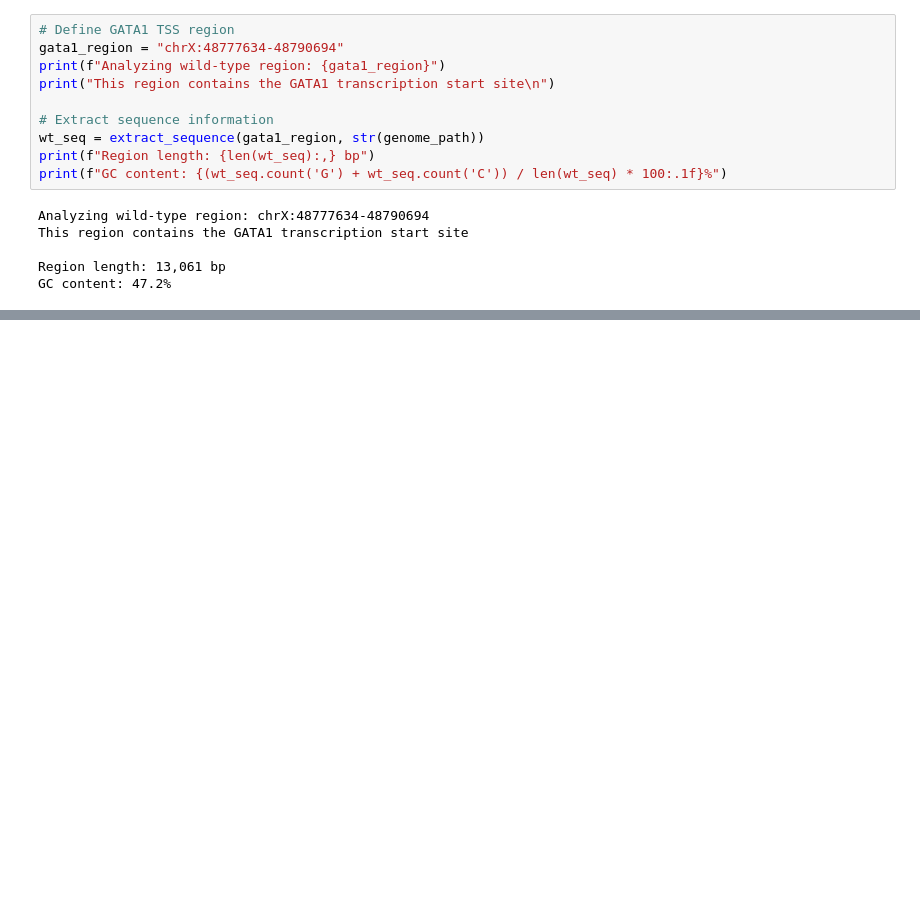
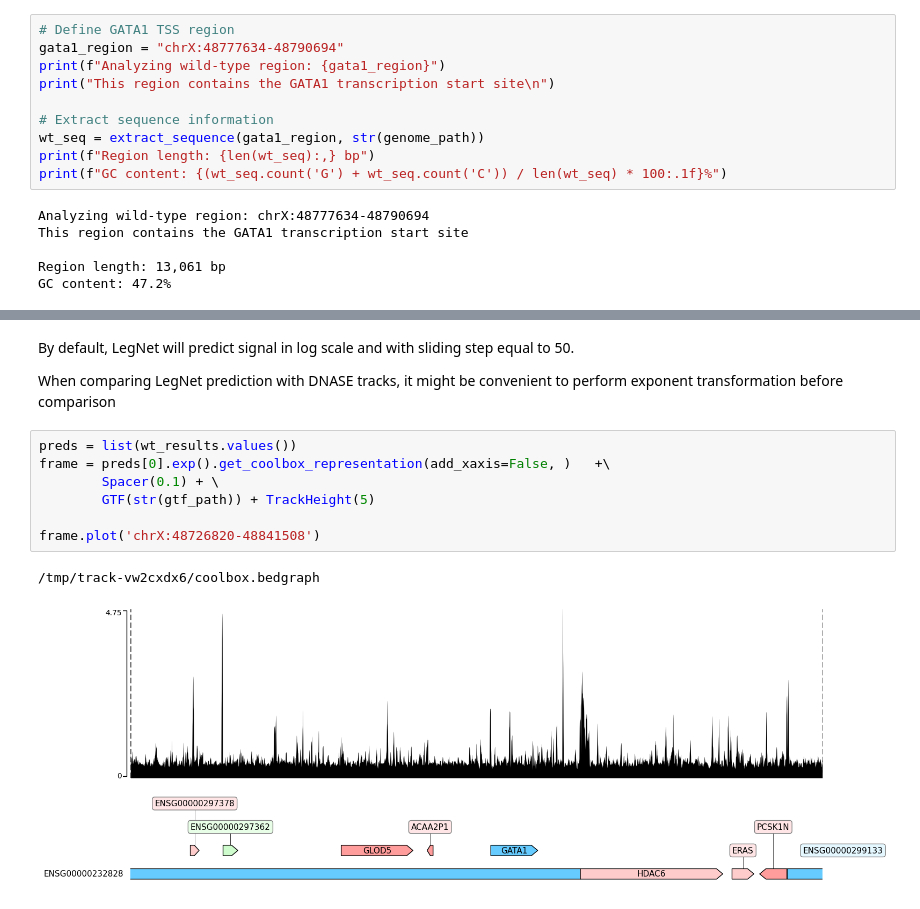
Before and after one commit to pinellolab/chorus, a Jupyter notebook: examples/legnet_gata_example.ipynb, the cells around one changed output, grey strips where cells are left out. Saved outputs shown, nothing was run; the diff lists cells and outputs as text; blank space fills up the shorter version.

```diff
--- a/examples/legnet_gata_example.ipynb
+++ b/examples/legnet_gata_example.ipynb
@@ -604,0 +176,14 @@ Saved 1 files
+# %% [markdown]
+By default, LegNet will predict signal in log scale and with sliding step equal to 50.
+
+When comparing LegNet prediction with DNASE tracks, it might be convenient to perform exponent transformation before comparison
+# %%
+preds = list(wt_results.values())
+frame = preds[0].exp().get_coolbox_representation(add_xaxis=False, )   +\
+        Spacer(0.1) + \
+        GTF(str(gtf_path)) + TrackHeight(5)
+
+frame.plot('chrX:48726820-48841508')
+# %% [output]
+/tmp/track-vw2cxdx6/coolbox.bedgraph
+[figure, added]
```
Also changed, not shown: parts of 24 cells of this notebook, 11 other files.
